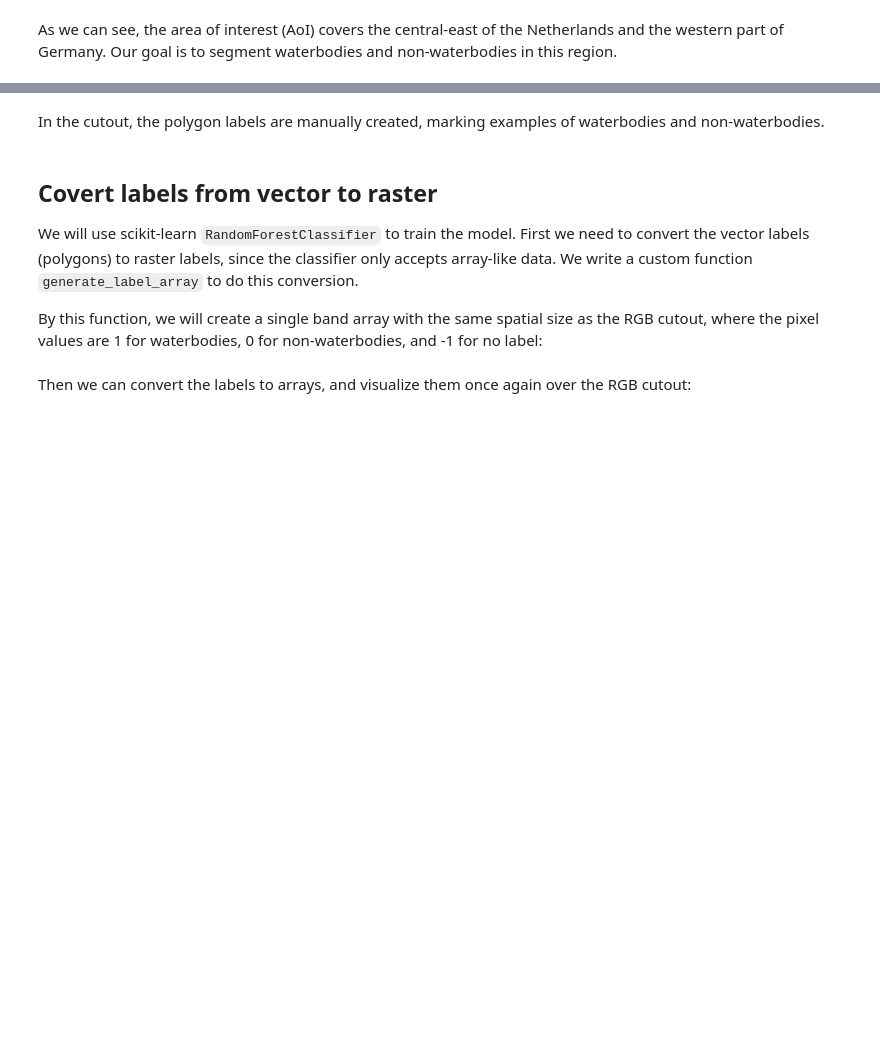
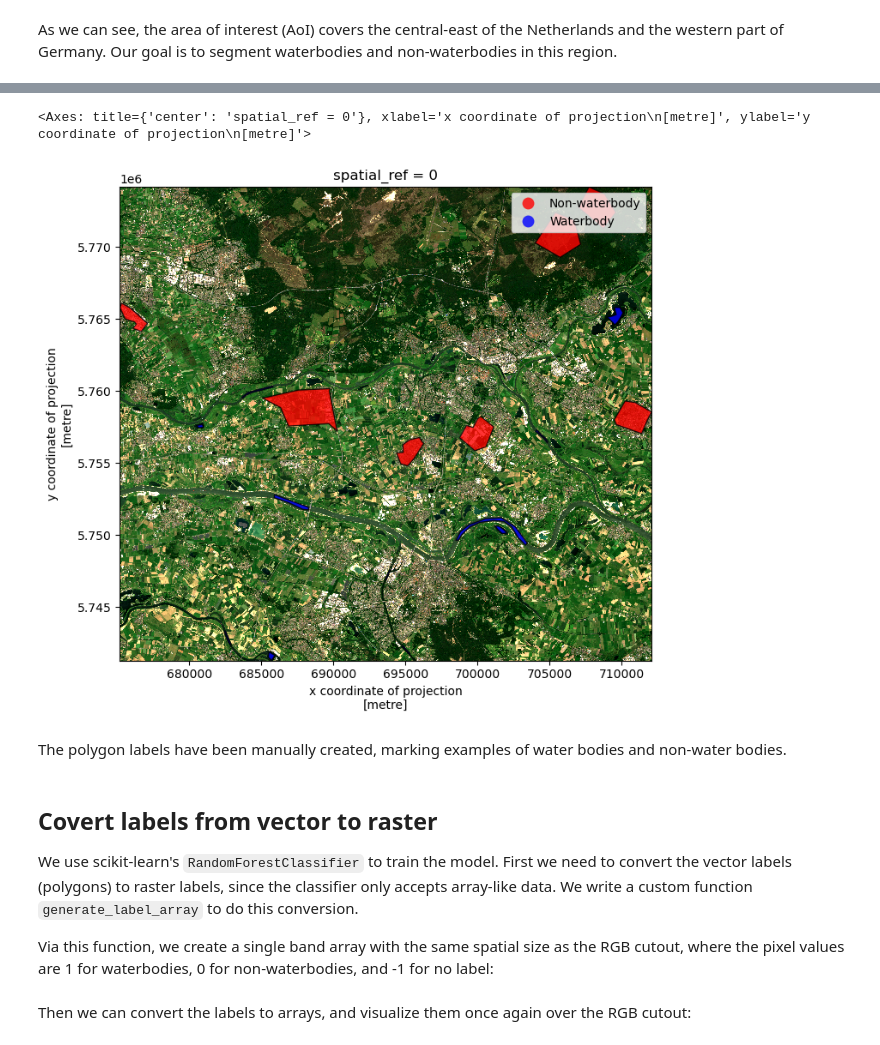
Before and after one commit to rogerkuou/RS-DAT-template, a Jupyter notebook: notebooks/step1_train_on_coutout.ipynb, the cells around one changed output, grey strips where cells are left out. Saved outputs shown, nothing was run; the diff lists cells and outputs as text; code cells hidden in the pictures; blank space fills up the shorter version.

```diff
--- a/notebooks/step1_train_on_coutout.ipynb
+++ b/notebooks/step1_train_on_coutout.ipynb
@@ -58,31 +79,40 @@ Now we load a cutout of this image and the labels.
 # %%
-#  Assume data is in the 'data' directory
-path_rgb_cutout = Path("data/sentinel2_rgb_res_20_cutout.tif")
-rgb_cutout = rioxarray.open_rasterio(path_rgb_cutout)
+path_labels = data_dir / "waterbody_labels.gpkg"
 
-path_labels = Path("data/waterbody_labels.gpkg")
-gpd_labels = gpd.read_file(path_labels)
+rgb = rioxarray.open_rasterio(path_rgb)
+labels = gpd.read_file(path_labels)
+
+# Make sure raster and vector data are in the same CRS
+labels = labels.to_crs(rgb.rio.crs)
+
+# Crop the image to the label extend
+rgb_cutout = rgb.rio.clip_box(*labels.total_bounds)
 # %%
 # Plot the polygon labels over the RGB cutout
-gpd_labels_plot = gpd_labels.copy() # Make a copy for plotting
-gpd_labels_plot['label'] = gpd_labels_plot['label'].replace({0: 'Non-waterbody', 1: 'Waterbody'})
+labels_plot = labels.copy() # Make a copy for plotting
+labels_plot['label'] = labels_plot['label'].replace({0: 'Non-waterbody', 1: 'Waterbody'})
+
+# Create plot
 fig, ax = plt.subplots(figsize=(8, 8))
 rgb_cutout.plot.imshow(ax=ax, robust=True)
-gpd_labels_plot.plot(
+labels_plot.plot(
     ax=ax,
     column="label",
     alpha=0.8,
     edgecolor="k",
     legend=True,
     categorical=True,
     cmap="bwr_r"
 )
+# %% [output]
+<Axes: title={'center': 'spatial_ref = 0'}, xlabel='x coordinate of projection\n[metre]', ylabel='y coordinate of projection\n[metre]'>
+[figure, added]
 # %% [markdown]
-In the cutout, the polygon labels are manually created, marking examples of waterbodies and non-waterbodies.
+The polygon labels have been manually created, marking examples of water bodies and non-water bodies.
 # %% [markdown]
 ## Covert labels from vector to raster
 
-We will use scikit-learn `RandomForestClassifier` to train the model. First we need to convert the vector labels (polygons) to raster labels, since the classifier only accepts array-like data. We write a custom function `generate_label_array` to do this conversion.
+We use scikit-learn's `RandomForestClassifier` to train the model. First we need to convert the vector labels (polygons) to raster labels, since the classifier only accepts array-like data. We write a custom function `generate_label_array` to do this conversion.
 
-By this function, we will create a single band array with the same spatial size as the RGB cutout, where the pixel values are 1 for waterbodies, 0 for non-waterbodies, and -1 for no label:
+Via this function, we create a single band array with the same spatial size as the RGB cutout, where the pixel values are 1 for waterbodies, 0 for non-waterbodies, and -1 for no label:
 # %%
```
Also changed, not shown: parts of 26 cells of this notebook, 2 other files.
